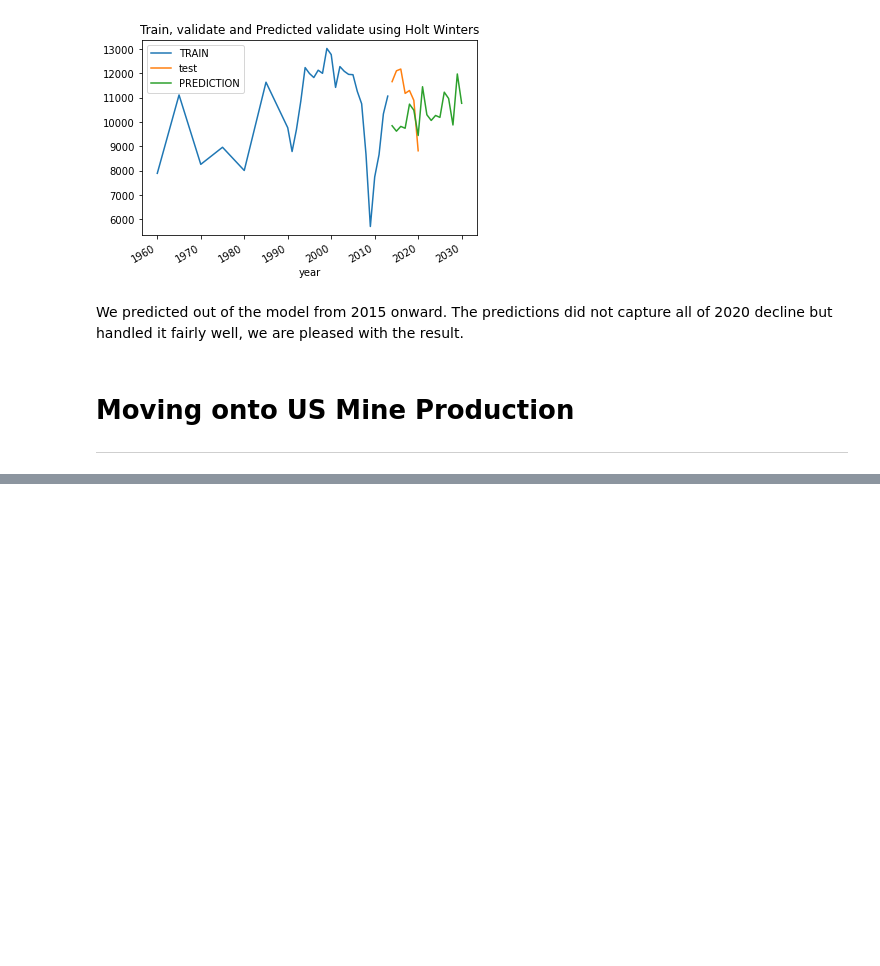
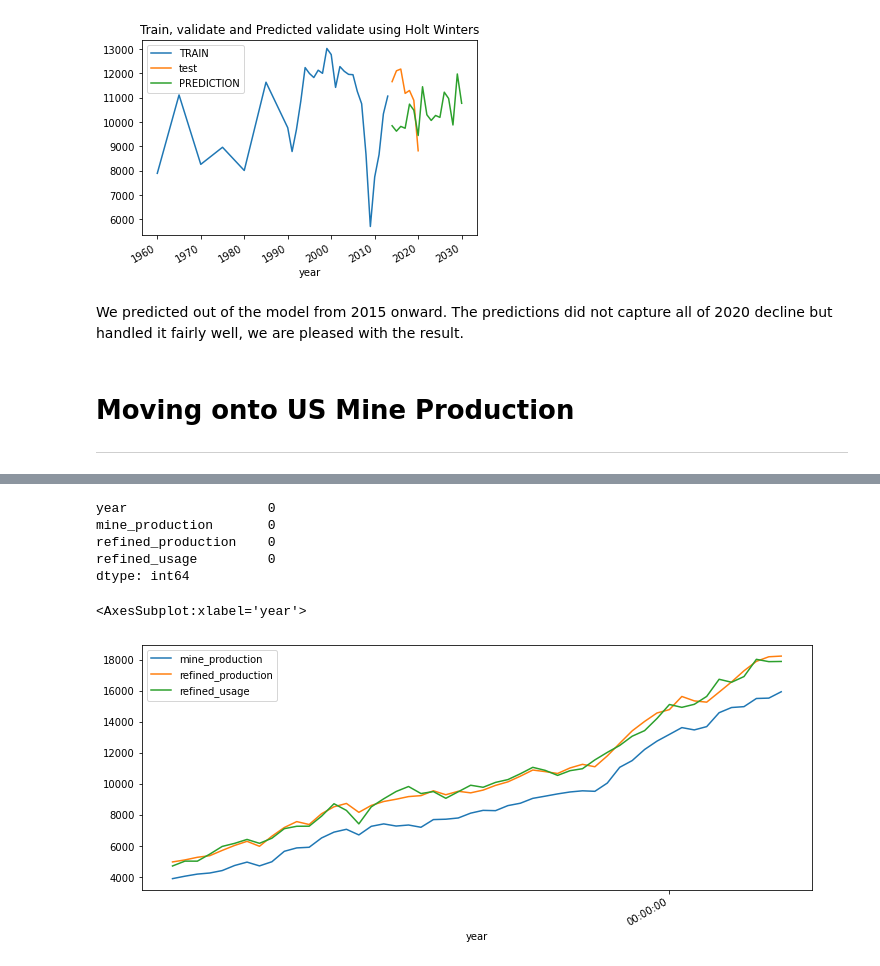
Before and after one commit to Dude-where-s-my-copper/EV_growth, a Jupyter notebook: final_notebook.ipynb, the cells around one changed output, grey strips where cells are left out. Cells and saved outputs as stored; diff of their text form; code cells hidden in the pictures; blank space fills up the shorter version.

```diff
--- a/final_notebook.ipynb
+++ b/final_notebook.ipynb
@@ -103,0 +111,24 @@ We predicted out of the model from 2015 onward. The predictions did not capture
+# %%
+global_production = prep.clean_copper(global_production)
+# %%
+global_production.isnull().sum()
+# %% [output]
+year                  0
+mine_production       0
+refined_production    0
+refined_usage         0
+dtype: int64
+# %%
+global_production.year = pd.to_datetime(global_production.year)
+# %%
+globe_train, globe_validate, globe_test = prep.copper_split(global_production)
+# %%
+
+globe_train = globe_train.set_index('year')
+globe_validate = globe_validate.set_index('year')
+globe_test = globe_test.set_index('year')
+# %%
+globe_train.plot()
+# %% [output]
+<AxesSubplot:xlabel='year'>
+[figure, added]
```
Also changed, not shown: parts of 8 cells of this notebook.
